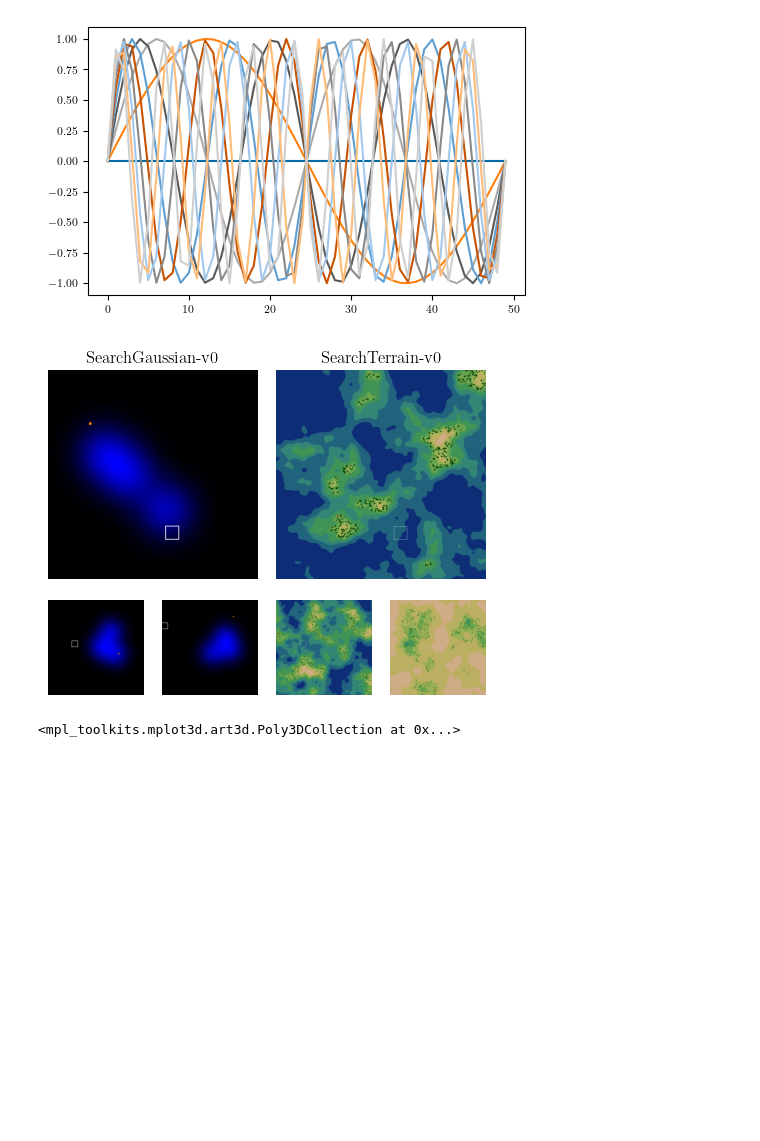
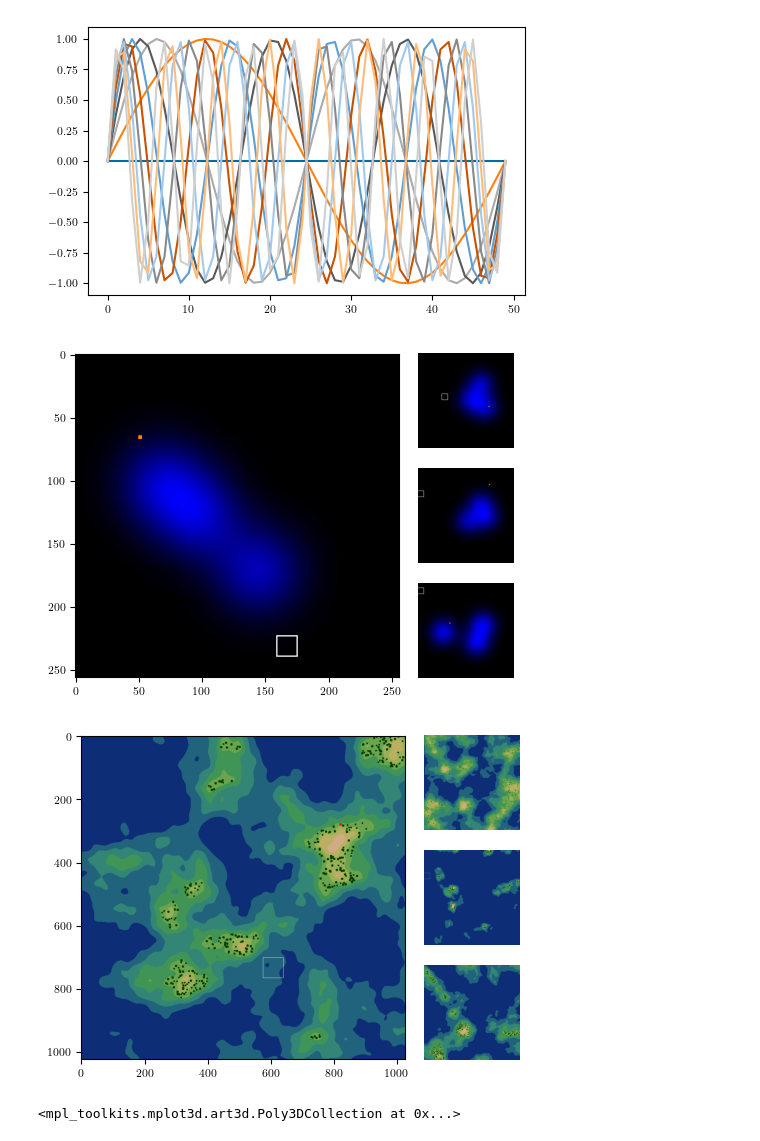
Before and after one commit to fumlig/visualsearch, a Jupyter notebook: plot.ipynb, the cells around one changed output. Drawn from its saved outputs; the diff is of its cells as text; code cells hidden in the pictures; blank space fills up the shorter version.

```diff
--- a/plot.ipynb
+++ b/plot.ipynb
@@ -55,39 +35,42 @@ for i in range(10):
 plt.show()
 # %% [output]
 [figure]
-# %%
-import gym
-import gym_search
-
-SEED = 0
-ENV_IDS = ["SearchGaussian-v0", "SearchTerrain-v0"]
-COUNT = 3
-
-layout = [
-    np.concatenate([[f"{env_id}-0"]*(COUNT-1) for env_id in ENV_IDS]),
-    np.concatenate([[f"{env_id}-0"]*(COUNT-1) for env_id in ENV_IDS]),
-    np.concatenate([[f"{env_id}-{i}"] for env_id in ENV_IDS for i in range(1, COUNT)]),
-]
-
-#fig, axs = plt.subplots(1, len(ENV_IDS))
-fig, axs = plt.subplot_mosaic(layout, figsize=figsize(ratio=0.75, subplots=(3,3)))
-
-for env_id in ENV_IDS:
-    env = gym.make(env_id)
-    env.seed(SEED)
-
-    for j in range(COUNT):
-        id = f"{env_id}-{j}"
-        obs = env.reset()
-        img = env.render(mode="rgb_array", show_view=True, show_targets=False, show_hits=False, show_path=False)
-
-        axs[id].imshow(img)
-        axs[id].set_title(env_id if j % COUNT == 0 else "")
-        axs[id].set_axis_off()
-
-fig.savefig(figpath("environments"), pad_inches=0.0)
-# %% [output]
-[figure, removed]
+# %%
+import gym
+import gym_search
+
+
+def plot_environment(env_id, seed=0, count=4, steps=10):
+    layout = [
+        [0, 0, 0, 1],
+        [0, 0, 0, 2],
+        [0, 0, 0, 3],
+    ]
+
+    fig, axs = plt.subplot_mosaic(layout, figsize=figsize(ratio=0.75, subplots=(3,3)))
+
+    env = gym.make(env_id)
+    env.seed(seed)
+
+    for i in range(count):
+        env.reset()
+        if i == 0:
+            for _ in range(steps):
+                env.step(env.action_space.sample())
+
+        img = env.render(mode="rgb_array", show_view=True, show_targets=False, show_hits=False, show_path=False)
+
+        axs[i].imshow(img)
+        if i != 0:
+            axs[i].set_axis_off()
+
+    return fig
+
+plot_environment("SearchGaussian-v0").savefig(figpath("gaussian"))
+plot_environment("SearchTerrain-v0").savefig(figpath("terrain"))
+# %% [output]
+[figure, added]
+[figure, added]
 # %%
 import gym
 import gym_search
```
Also changed, not shown: parts of 1 cell of this notebook, 18 other files.
